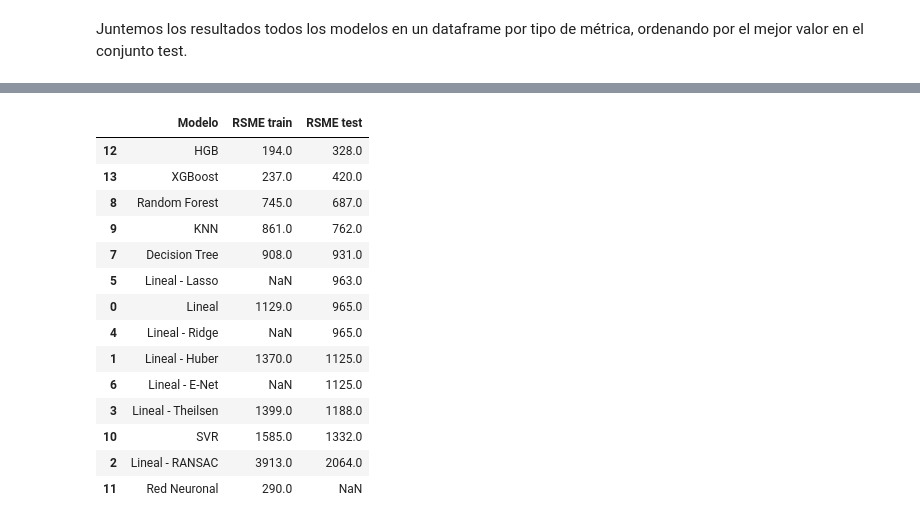
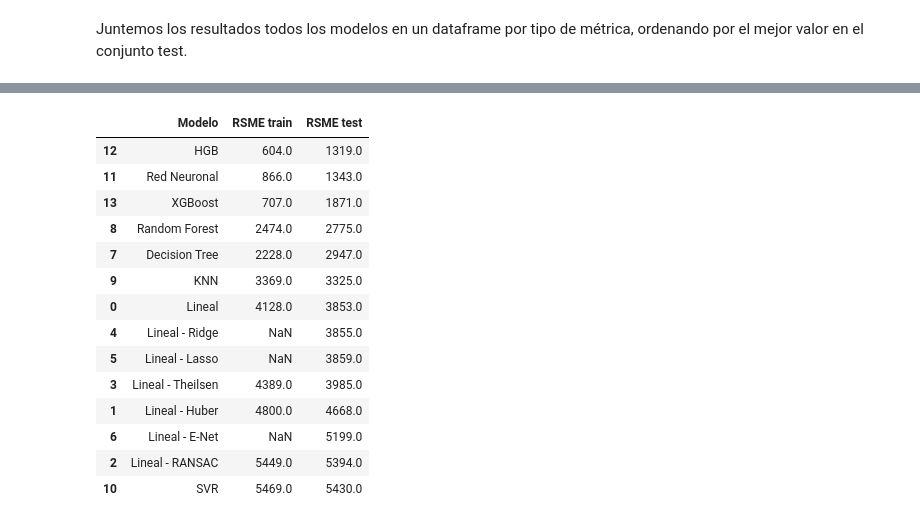
Before and after one commit to ERIDEZ/IFM_TMF, a Jupyter notebook: Notebooks y scripts/Etapa 4 - Machine Learning - Prediccion directa - Agregados.ipynb, the cells around one changed output, grey strips where cells are left out. Cells and saved outputs as stored; diff of their text form; code cells hidden in the pictures.

```diff
--- a/Notebooks y scripts/Etapa 4 - Machine Learning - Prediccion directa - Agregados.ipynb
+++ b/Notebooks y scripts/Etapa 4 - Machine Learning - Prediccion directa - Agregados.ipynb
@@ -949,9 +930,9 @@ X = df_copy.drop("Immigrant count", axis = 1) # variables predictoras
 y = df_copy["Immigrant count"]  # Target
 
 X_train, X_test, y_train, y_test = train_test_split(X, y, test_size = 0.25, random_state = 58) # separar datos en conjunto train y test en un 75% / 25%
-scaler = MinMaxScaler() # definir scaler de datos
-X_train = scaler.fit_transform(X_train) # escalar los datos de entrenamiento
-X_test = scaler.fit_transform(X_test) # # escalar los datos de prueba
+scaler_agg = MinMaxScaler() # definir scaler de datos
+X_train = scaler_agg.fit_transform(X_train) # escalar los datos de entrenamiento
+X_test = scaler_agg.transform(X_test) # # escalar los datos de prueba
 # %% [markdown]
 #### Hist Gradient Boosting
 # %%
@@ -992,14 +973,12 @@ HistGradientBoostingRegressor(l2_regularization=0.3, max_depth=8, max_iter=120,
 # %%
 # Definir modelo con los mejores valores de parámetros (Nota: usar los mejores, pero hacer modificaciones para comparar metricas)
 hgb_best = HistGradientBoostingRegressor(
-                           max_iter = 120,
+                           max_iter = 100,
                            max_depth = 8,
                            loss = 'poisson',
-                           learning_rate = 0.1,
-                           min_samples_leaf = 30,
-                           max_leaf_nodes = 35,
-                        #  l2_regularization = 0.3,
-                        #  max_features = 1.0,
+                           learning_rate = 0.08,
+                           min_samples_leaf = 36,
+                           max_leaf_nodes = 30,
                            )
 
 # Entrenar con el conjunto de entrenamiento
@@ -1076,13 +1056,12 @@ NOTA: USAR QUANTILES EN EL hgb PARA ESTIMAR INTERVALO DE CONFIANZA.
 #### XGBoost
 # %%
 # Definir diccionario de valores para parámetros
-params = {'objective' : ['reg:squarederror', 'reg:squaredlogerror'], # seleccionar 2 como max, reg:squarederror es el default
+params = {'objective' : ['reg:squarederror', 'reg:squaredlogerror']
           'eval_metric' : ['rmse'],   # rmsle disminuye efecto de outliers
           'booster' : ["gbtree", "gblinear", "dart"], # gbtree (default) y dart estan basados en arboles
           'n_estimators': [200],
           'max_depth': [7, 9], # dependiendo de la dimensionalidad de los datos, usar valores de profundidad menor
-          "learning_rate" : [0.1, 0.3, 0.05],
-       #   "colsample_bytree" : [1, 0.7], # porcentaje de variables a usar (buen parametro para cuando se tiene una gran cantidad de variables)
+          "learning_rate" : [0.1, 0.3, 0.05]
           }
 
 # Definir modelo y aplicar combinaciones de parametros según el diccinario
@@ -1125,10 +1104,8 @@ xgb_best = XGBRegressor(objective = 'reg:squarederror',
                         booster = 'dart',
                         n_estimators = 200,
                         max_depth = 7,
-                        #alpha = 0.05,
                         learning_rate = 0.3,
-                        min_child_weight = 30,
-                      #  colsample_bytree = 0.8,
+                        min_child_weight = 30
                     )
 
 # Entrenar modelo con el conjunto de entrenamiento
@@ -1204,29 +1181,29 @@ modelos_r2.sort_values(by = 'R² test', ascending = False)
 # %%
 # Juntar en un dataframe los datos
 modelos_rsme = pd.DataFrame({
     'Modelo' : ['Lineal', 'Lineal - Huber', 'Lineal - RANSAC', 'Lineal - Theilsen', 'Lineal - Ridge', 'Lineal - Lasso', 'Lineal - E-Net', 'Decision Tree', 'Random Forest', 'KNN','SVR', 'Red Neuronal', 'HGB', 'XGBoost'],
     'RSME train' : [rmse_train_lineal, rmse_train_huber, rmse_train_ransac, rmse_train_theilsen, np.nan, np.nan, np.nan, rmse_train_tree, rmse_train_rf, rmse_train_knn, rmse_train_svr, rmse_train_rn, rmse_train_hgb, rmse_train_xgb],
-    'RSME test' : [rmse_test_lineal, rmse_test_huber, rmse_test_ransac, rmse_test_theilsen, rmse_test_ridge, rmse_test_lasso, rmse_test_enet, rmse_test_tree, rmse_test_rf, rmse_test_knn, rmse_test_svr, np.nan, rmse_test_hgb, rmse_test_xgb],
+    'RSME test' : [rmse_test_lineal, rmse_test_huber, rmse_test_ransac, rmse_test_theilsen, rmse_test_ridge, rmse_test_lasso, rmse_test_enet, rmse_test_tree, rmse_test_rf, rmse_test_knn, rmse_test_svr, rmse_test_rn, rmse_test_hgb, rmse_test_xgb],
     })
 
 # Ordenar de forma ascendente por RSME test
 modelos_rsme.sort_values(by = 'RSME test', ascending = True)
 # %% [output]
 |  | Modelo | RSME train | RSME test |
-| 12 | HGB | 194.0 | 328.0 |
-| 13 | XGBoost | 237.0 | 420.0 |
-| 8 | Random Forest | 745.0 | 687.0 |
-| 9 | KNN | 861.0 | 762.0 |
-| 7 | Decision Tree | 908.0 | 931.0 |
-| 5 | Lineal - Lasso | NaN | 963.0 |
-| 0 | Lineal | 1129.0 | 965.0 |
-| 4 | Lineal - Ridge | NaN | 965.0 |
-| 1 | Lineal - Huber | 1370.0 | 1125.0 |
-| 6 | Lineal - E-Net | NaN | 1125.0 |
-| 3 | Lineal - Theilsen | 1399.0 | 1188.0 |
-| 10 | SVR | 1585.0 | 1332.0 |
-| 2 | Lineal - RANSAC | 3913.0 | 2064.0 |
-| 11 | Red Neuronal | 290.0 | NaN |
+| 12 | HGB | 604.0 | 1319.0 |
+| 11 | Red Neuronal | 866.0 | 1343.0 |
+| 13 | XGBoost | 707.0 | 1871.0 |
+| 8 | Random Forest | 2474.0 | 2775.0 |
+| 7 | Decision Tree | 2228.0 | 2947.0 |
+| 9 | KNN | 3369.0 | 3325.0 |
+| 0 | Lineal | 4128.0 | 3853.0 |
+| 4 | Lineal - Ridge | NaN | 3855.0 |
+| 5 | Lineal - Lasso | NaN | 3859.0 |
+| 3 | Lineal - Theilsen | 4389.0 | 3985.0 |
+| 1 | Lineal - Huber | 4800.0 | 4668.0 |
+| 6 | Lineal - E-Net | NaN | 5199.0 |
+| 2 | Lineal - RANSAC | 5449.0 | 5394.0 |
+| 10 | SVR | 5469.0 | 5430.0 |
 # %%
 # Juntar en un dataframe los datos
 modelos_mae = pd.DataFrame({
```
Also changed, not shown: parts of 57 cells of this notebook, 42 other files.
